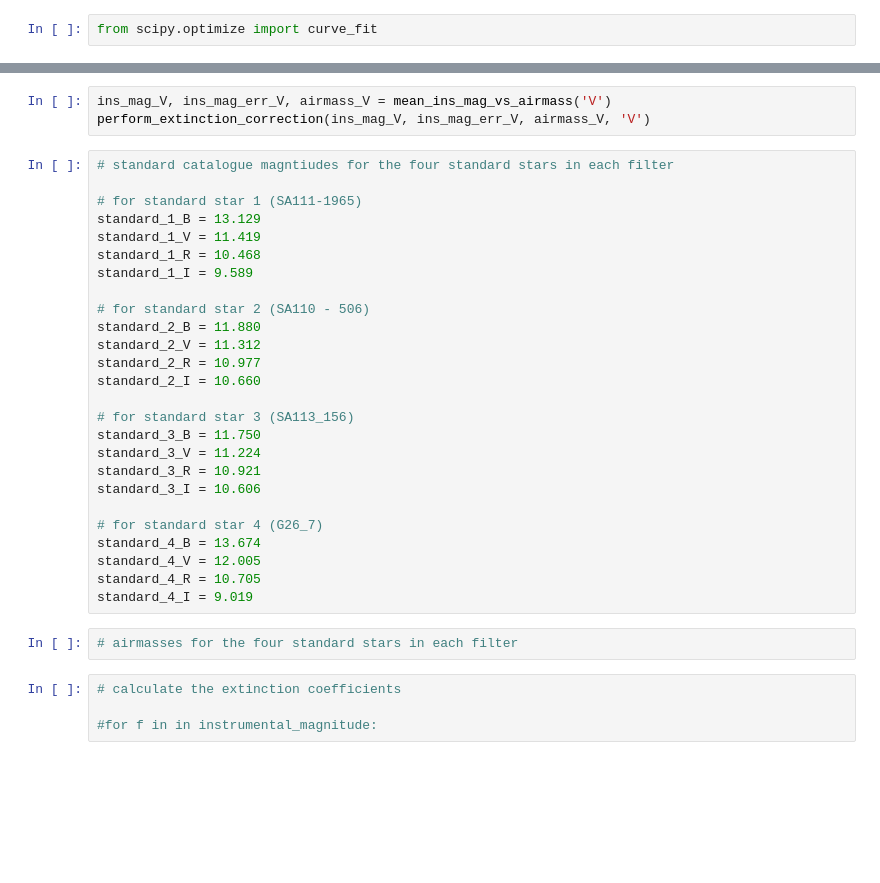
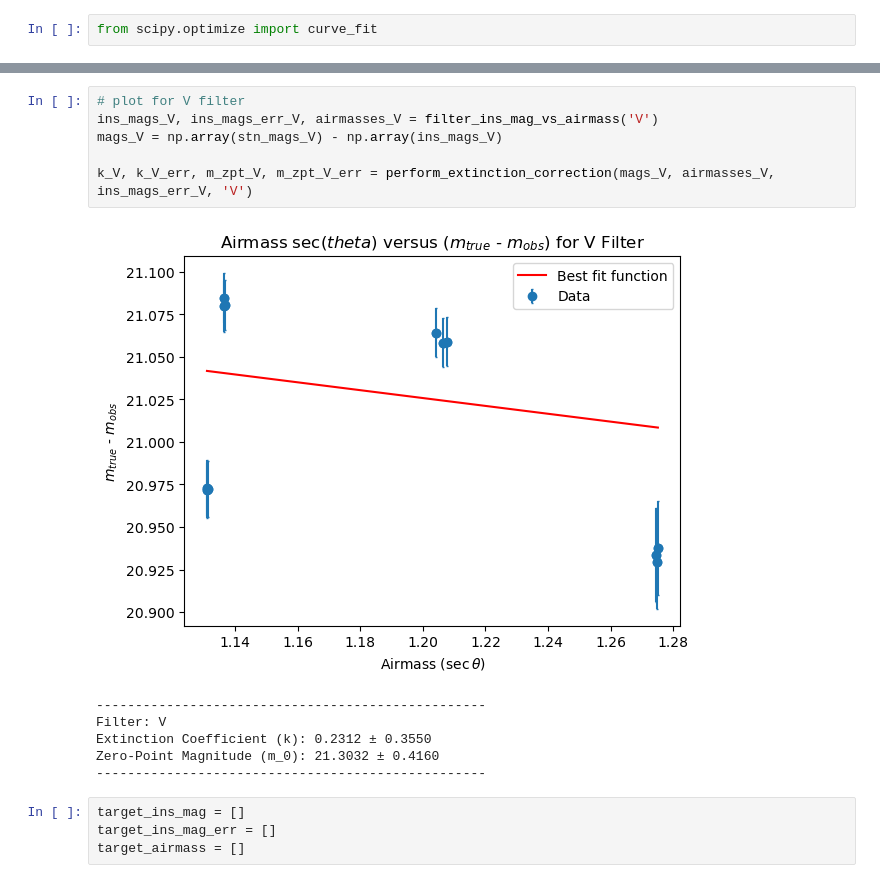
Before and after one commit to siddhantpujni/exoplanets_TGP, a Jupyter notebook: standard_stars.ipynb, the cells around one changed output, grey strips where cells are left out. Drawn from its saved outputs; the diff is of its cells as text; blank space fills up the shorter version.

```diff
--- a/standard_stars.ipynb
+++ b/standard_stars.ipynb
@@ -578,35 +779,17 @@ perform_extinction_correction(ins_mag_R, ins_mag_err_R, airmass_R, 'R')
 # %%
-ins_mag_V, ins_mag_err_V, airmass_V = mean_ins_mag_vs_airmass('V')
-perform_extinction_correction(ins_mag_V, ins_mag_err_V, airmass_V, 'V')
+# plot for V filter
+ins_mags_V, ins_mags_err_V, airmasses_V = filter_ins_mag_vs_airmass('V')
+mags_V = np.array(stn_mags_V) - np.array(ins_mags_V)
+
+k_V, k_V_err, m_zpt_V, m_zpt_V_err = perform_extinction_correction(mags_V, airmasses_V, ins_mags_err_V, 'V')
+# %% [output]
+[figure, added]
+--------------------------------------------------
+Filter: V
+Extinction Coefficient (k): 0.2312 ± 0.3550
+Zero-Point Magnitude (m_0): 21.3032 ± 0.4160
+--------------------------------------------------
-# %%
-# standard catalogue magntiudes for the four standard stars in each filter
-
-# for standard star 1 (SA111-1965)
-standard_1_B = 13.129
-standard_1_V = 11.419
-standard_1_R = 10.468
-standard_1_I = 9.589
-
-# for standard star 2 (SA110 - 506)
-standard_2_B = 11.880
-standard_2_V = 11.312
-standard_2_R = 10.977
-standard_2_I = 10.660
-
-# for standard star 3 (SA113_156)
-standard_3_B = 11.750
-standard_3_V = 11.224
-standard_3_R = 10.921
-standard_3_I = 10.606
-
-# for standard star 4 (G26_7)
-standard_4_B = 13.674
-standard_4_V = 12.005
-standard_4_R = 10.705
-standard_4_I = 9.019
-# %%
-# airmasses for the four standard stars in each filter
-# %%
-# calculate the extinction coefficients
-
-#for f in in instrumental_magnitude:
+# %%
+target_ins_mag = []
+target_ins_mag_err = []
+target_airmass = []
```
Also changed, not shown: parts of 29 cells of this notebook.
